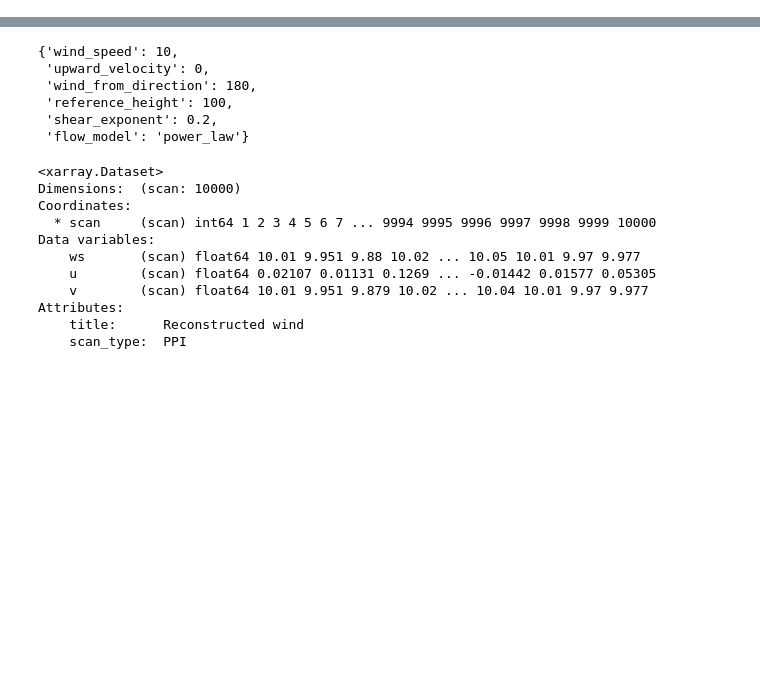
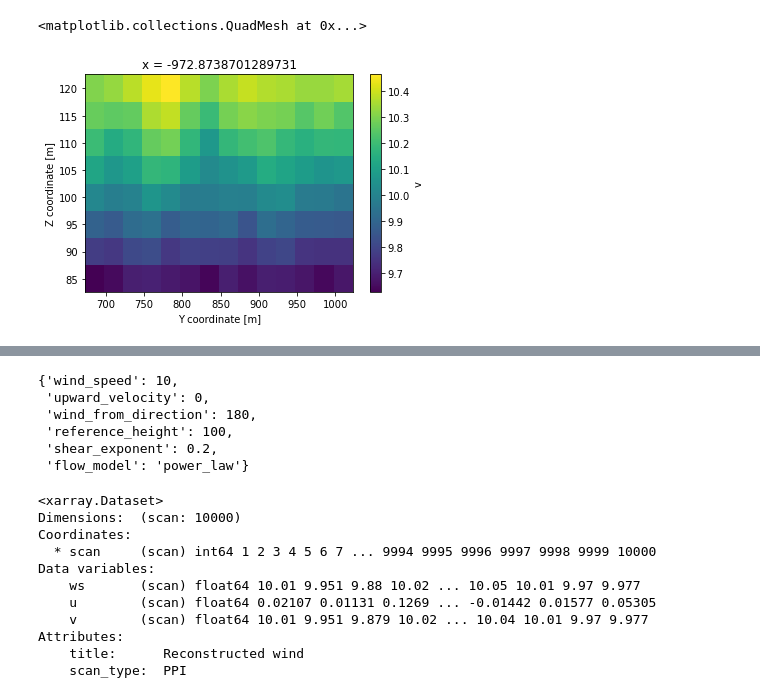
Before and after one commit to Burro7J/mocalum, a Jupyter notebook: examples/redo_for_multi_lidar.ipynb, the cells around one changed output, grey strips where cells are left out. Saved outputs shown, nothing was run; the diff lists cells and outputs as text; code cells hidden in the pictures; blank space fills up the shorter version.

```diff
--- a/examples/redo_for_multi_lidar.ipynb
+++ b/examples/redo_for_multi_lidar.ipynb
@@ -72,0 +30,14 @@ pl_mc.generate_flow_field('koshava', atmo_cfg, "uniform")
+# %%
+# add a lidar to the object with description of uncertainties
+koshava_xyz = np.array([500, 500, 0])
+
+uncertainty = {
+    'unc_est' : 0.1,
+    'unc_rng' : 10,
+    'unc_az' : 0.1,
+    'unc_el' : 0.1,
+    'corr_coef' : 0,
+
+ }
+
+pl_mc.add_lidar('koshava', koshava_xyz, uncertainty)
@@ -72,0 +80,5 @@ pl_mc.generate_flow_field('koshava', atmo_cfg, "uniform")
+# %%
+pl_mc.data.ffield.v.isel(x = 0).mean(axis =0).plot()
+# %% [output]
+<matplotlib.collections.QuadMesh at 0x...>
+[figure, added]
```
Also changed, not shown: parts of 12 cells of this notebook, 1 other file.
